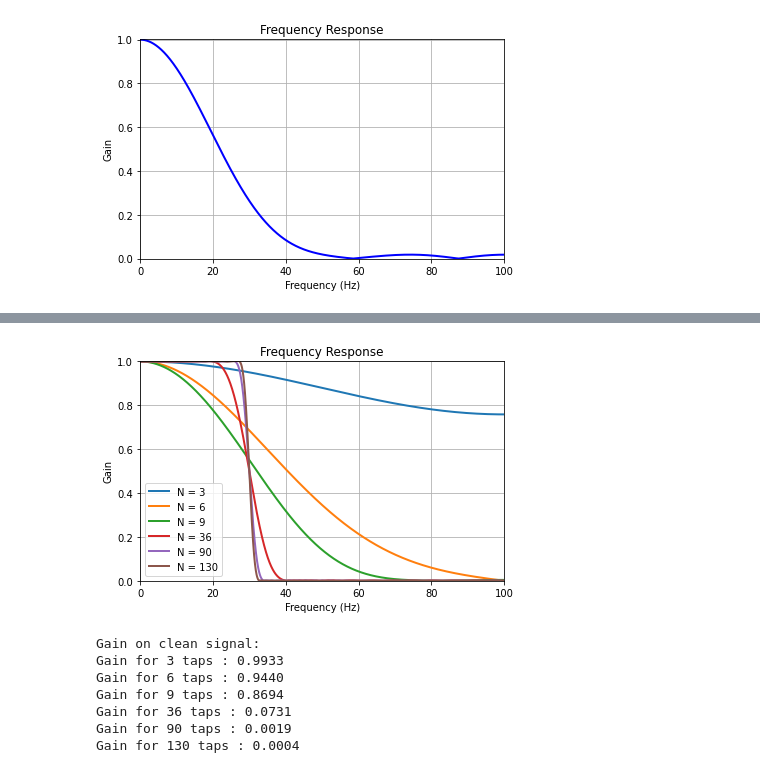
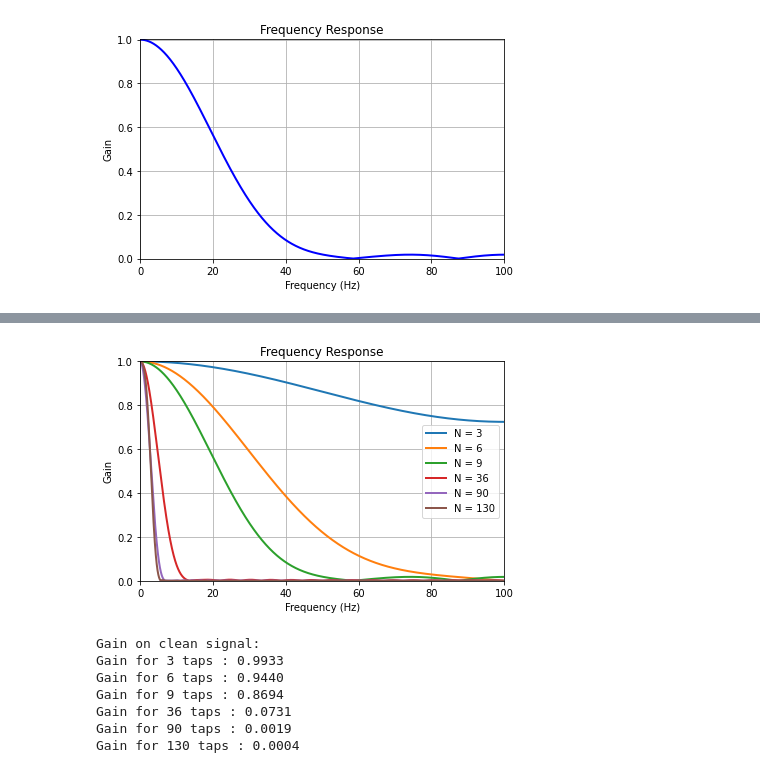
Before and after one commit to dariobaron/MAPD-A-fir-filter, a Jupyter notebook: FIRfilter_python.ipynb, the cells around one changed output, grey strips where cells are left out. Drawn from its saved outputs; the diff is of its cells as text; code cells hidden in the pictures.

```diff
--- a/FIRfilter_python.ipynb
+++ b/FIRfilter_python.ipynb
@@ -123,29 +123,29 @@ plt.show()
 # %%
 # Plot the magnitude response of the filter - changing nr. of taps
 sample_rate = 200
 nyq_rate = sample_rate / 2
 
 nT = [3,6,9,36,90,130]   #9 and 12
-f = 30
+f = 3
 
 for i in nT:
     taps = signal.firwin(i, f, fs=sample_rate)              ## specifying "fs=" it interprets f in the same units of the sample rate
     w, h = signal.freqz(taps, worN=8000, fs=sample_rate)    ## specifying "fs=" it interprets f in the same units of the sample rate
 
     plt.plot(w, np.absolute(h),linewidth=2, label='N = %d'%i)  ## evidence of the scale!! The x axis has changed
 
 plt.xlabel('Frequency (Hz)')
 plt.ylabel('Gain')
 plt.title('Frequency Response')
 plt.xlim(0,100)
 plt.ylim(0,1)
 plt.legend()
 plt.grid()
 plt.tight_layout()
 plt.savefig("Images/gaincurves_vs_nT.pdf")
 plt.show()
 # %% [output]
-[figure, old version]
+[figure, new version]
 # %%
 # Plot the magnitude response of the filter - changing nr. of taps
 sample_rate = 200
```
Also changed, not shown: parts of 2 cells of this notebook, 9 other files.
